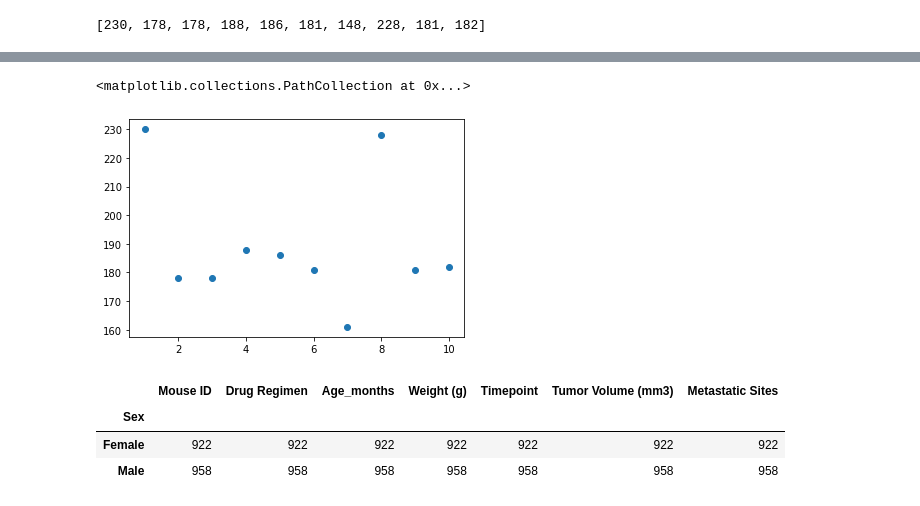
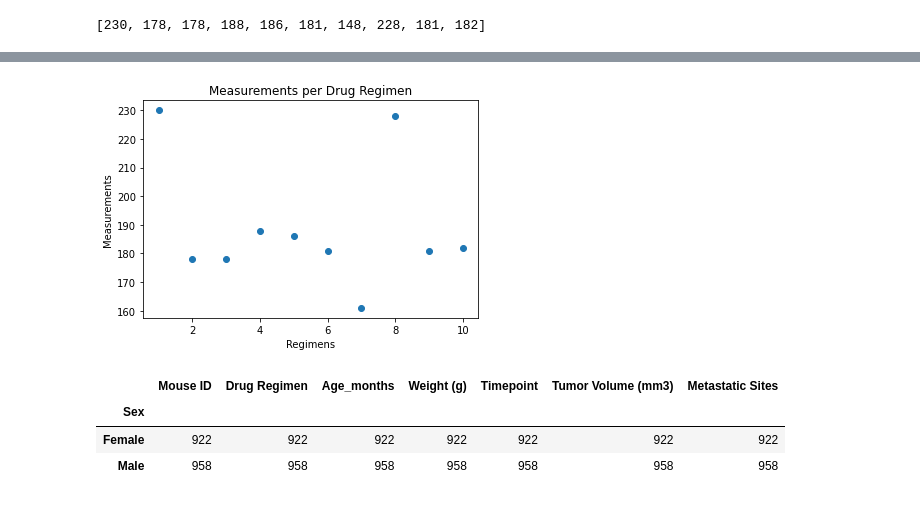
Before and after one commit to papadiscobravo/Pymeceutical-challenge-2, a Jupyter notebook: homework/assignment05/pymaceuticals_starter.ipynb, the cells around one changed output, grey strips where cells are left out. Drawn from its saved outputs; the diff is of its cells as text; code cells hidden in the pictures.

```diff
--- a/homework/assignment05/pymaceuticals_starter.ipynb
+++ b/homework/assignment05/pymaceuticals_starter.ipynb
@@ -367,13 +378,16 @@ plt.bar(xValues, yValues)
 # %%
 # plt.scatter(measurementsPerRegimen)
 plt.scatter(xValues, yValues)
+plt.title("Measurements per Drug Regimen")
+plt.ylabel("Measurements")
+plt.xlabel("Regimens")
+plt.show()
 
 # measurementsPerRegimen.plot.bar(legend="")
 # plt.ylabel("measurements")
 # plt.title("Measurements per Drug Regimen")
 # %% [output]
-<matplotlib.collections.PathCollection at 0x...>
-[figure, old version]
+[figure, new version]
 # %%
 # 9 Generate a pie plot showing the distribution of female versus male mice using pandas
 # This is going to use merged_df.
```
Also changed, not shown: parts of 14 cells of this notebook.
